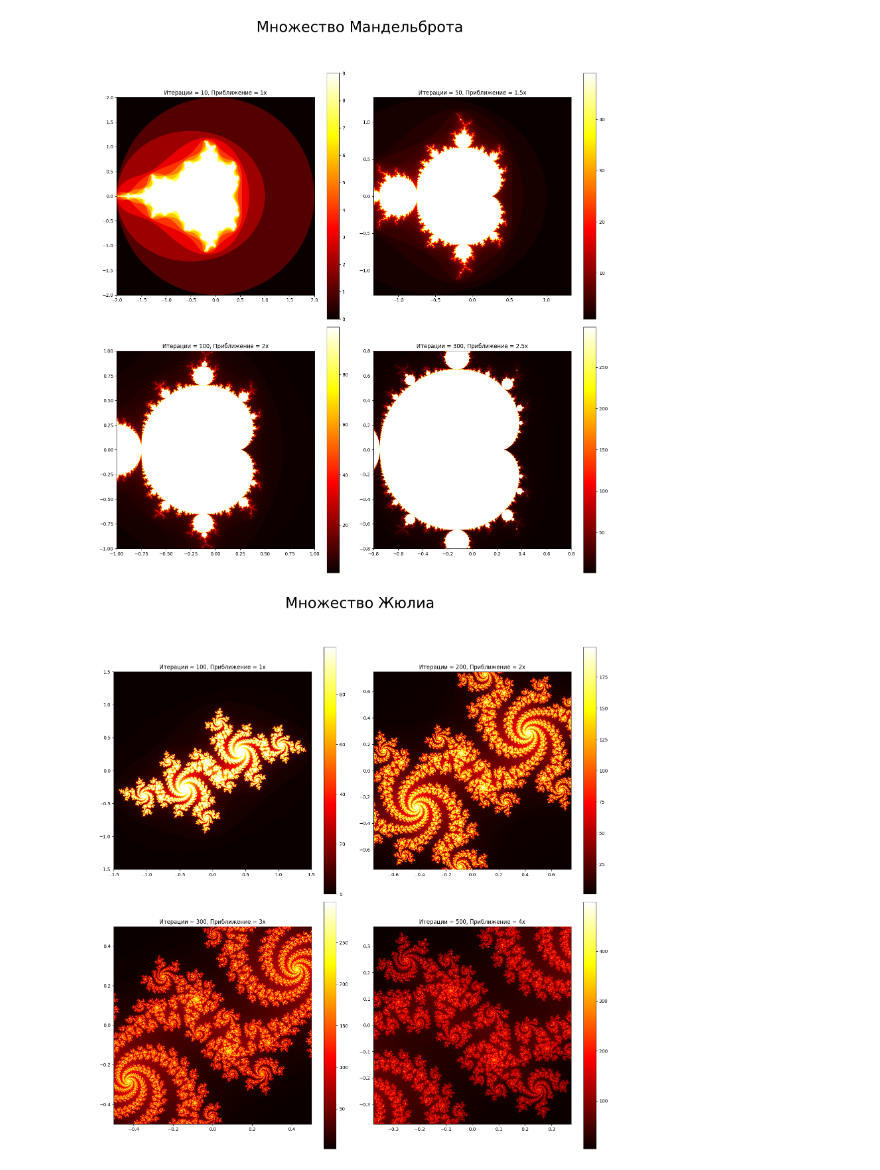
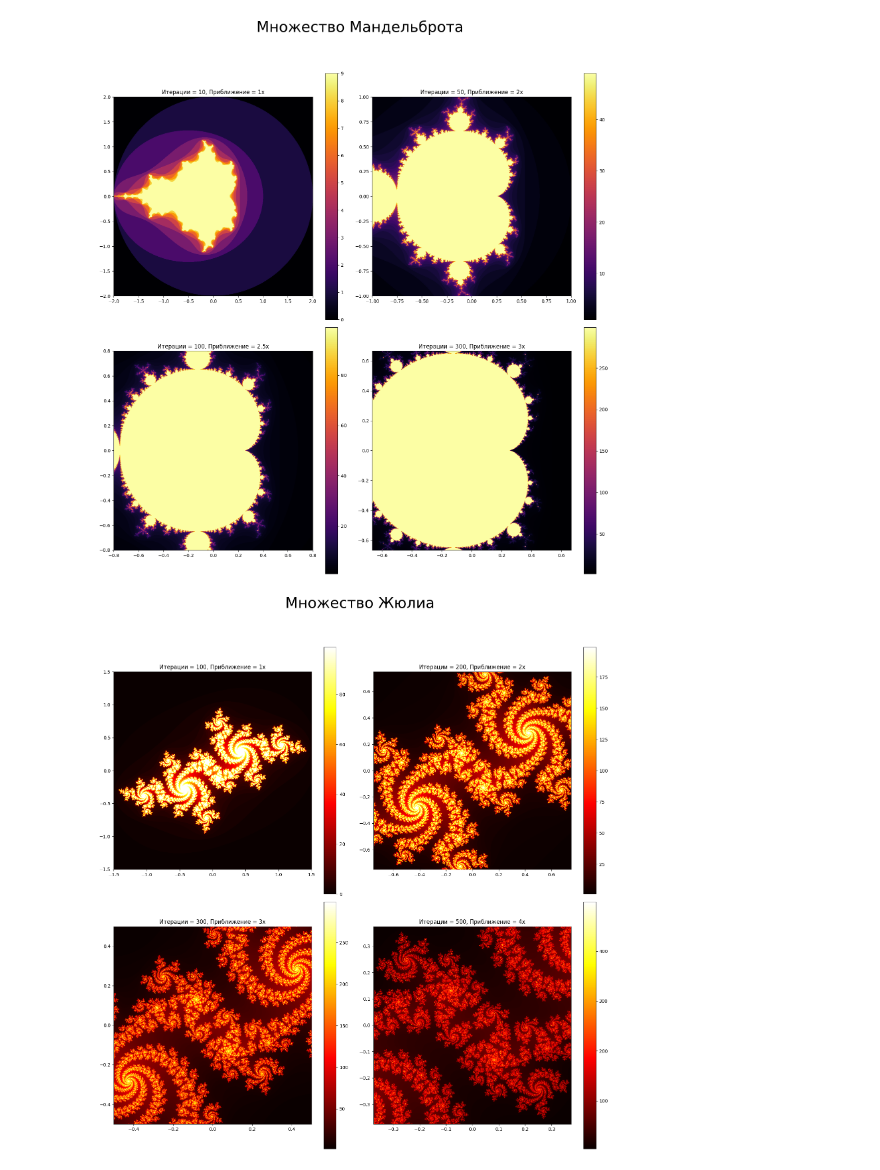
Before and after one commit to mike-yasnov/ITMO, a Jupyter notebook: ТФКП/lab1.ipynb, the cells around one changed output. Saved outputs shown, nothing was run; the diff lists cells and outputs as text; code cells hidden in the pictures.

```diff
--- a/ТФКП/lab1.ipynb
+++ b/ТФКП/lab1.ipynb
@@ -37,24 +37,26 @@ def julia_set(width, height, c, max_iter=100, zoom=1, x_center=0, y_center=0):
 # %%
 # Параметры визуализации для множества Мандельброта
 width, height = 800, 800
 
 # Параметры итераций и масштабирования
-iterations_zoom_list = [(10, 1), (50, 1.5), (100, 2), (300, 2.5)]
+iterations_zoom_list = [(10, 1), (50, 2), (100, 2.5), (300, 3)]
 
 plt.figure(figsize=(16, 16))
 plt.suptitle('Множество Мандельброта', fontsize=32, y=1.05)
 # Генерация изображений при разном числе итераций и приближении
+
+
 for idx, (max_iter, zoom) in enumerate(iterations_zoom_list):
     plt.subplot(2, 2, idx + 1)
     mandelbrot_img = mandelbrot_set(width, height, max_iter=max_iter, zoom=zoom)
-    plt.imshow(mandelbrot_img, cmap='hot', extent=[-2 / zoom, 2 / zoom, -2 / zoom, 2 / zoom])
+    plt.imshow(mandelbrot_img, cmap='inferno', extent=[-2 / zoom, 2 / zoom, -2 / zoom, 2 / zoom])
     plt.colorbar()
     plt.title(f'Итерации = {max_iter}, Приближение = {zoom}x')
 
 plt.tight_layout()
 plt.show()
 # %% [output]
-[figure, old version]
+[figure, new version]
 # %%
 plt.figure(figsize=(16, 16))
 plt.suptitle('Множество Жюлиа', fontsize=32, y=1.05)
```
Also changed, not shown: 1 other file.
